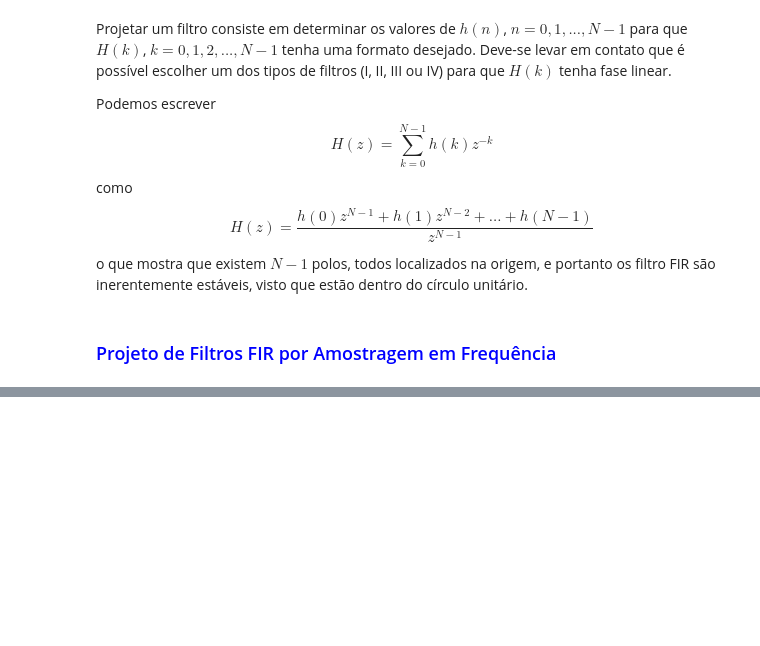
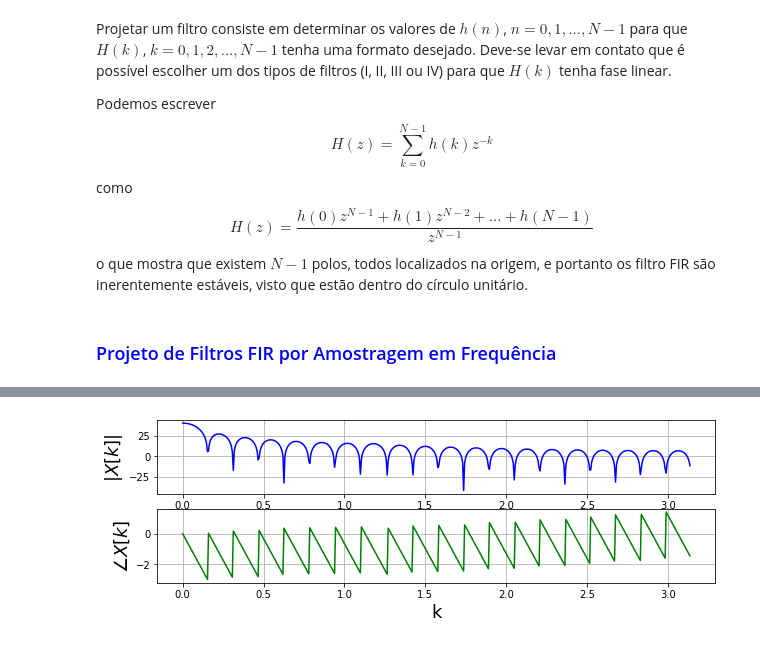
Before and after one commit to ecandeia/PDS, a Jupyter notebook: Filtros/FIR.ipynb, the cells around one changed output, grey strips where cells are left out. Cells and saved outputs as stored; diff of their text form; code cells hidden in the pictures; blank space fills up the shorter version.

```diff
--- a/Filtros/FIR.ipynb
+++ b/Filtros/FIR.ipynb
@@ -114,0 +141,42 @@ No handles with labels found to put in legend.
+# %%
+import numpy as np
+import scipy as scp
+import matplotlib.pyplot as plt
+from scipy import signal
+systems = ['Windows', 'macOS', 'Linux']
+
+M = 80
+
+Omega_1 = 2000
+Omega_2 = 4000
+Omega_s = 10000
+
+w1 = Omega_1*2*np.pi/Omega_s
+w2 = Omega_2*2*np.pi/Omega_2
+
+h0  = 1 - (w1 -w2)/np.pi
+
+haux = np.zeros(int(M/2))
+for n in range (1,int(M/2)):
+    haux[n] = (np.sin(w1*n) - np.sin(w2)*n)/(np.pi*n)
+
+
+h = haux[::-1] + h0 + haux
+
+w, Hk = signal.freqz(h)
+
+fig,ax=plt.subplots(2)
+fig.set_size_inches((10,3))
+
+ax[0].plot(w, 20 * np.log10(abs(Hk)), 'b')
+ax[0].set_xlabel('k',fontsize=18)
+ax[0].set_ylabel(r'$|X[k]|$',fontsize=18)
+ax[0].grid()
+
+angles = np.unwrap(np.angle(Hk))
+ax[1].plot(w, angles, 'g')
+ax[1].set_xlabel('k',fontsize=18)
+ax[1].set_ylabel(r'$\angle X[k]$',fontsize=18)
+ax[1].grid()
+# %% [output]
+[figure, added]
```
Also changed, not shown: parts of 5 cells of this notebook.
